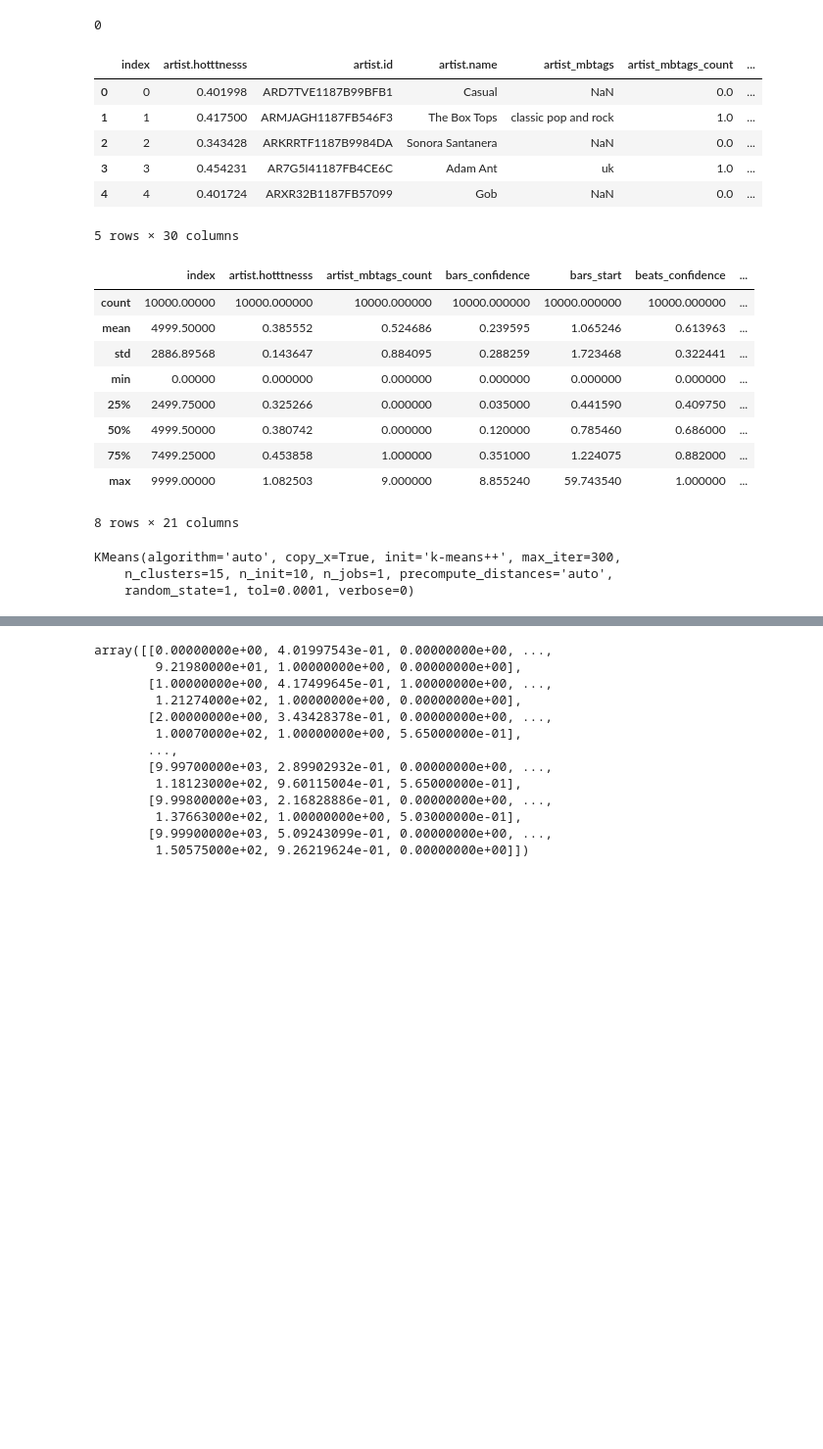
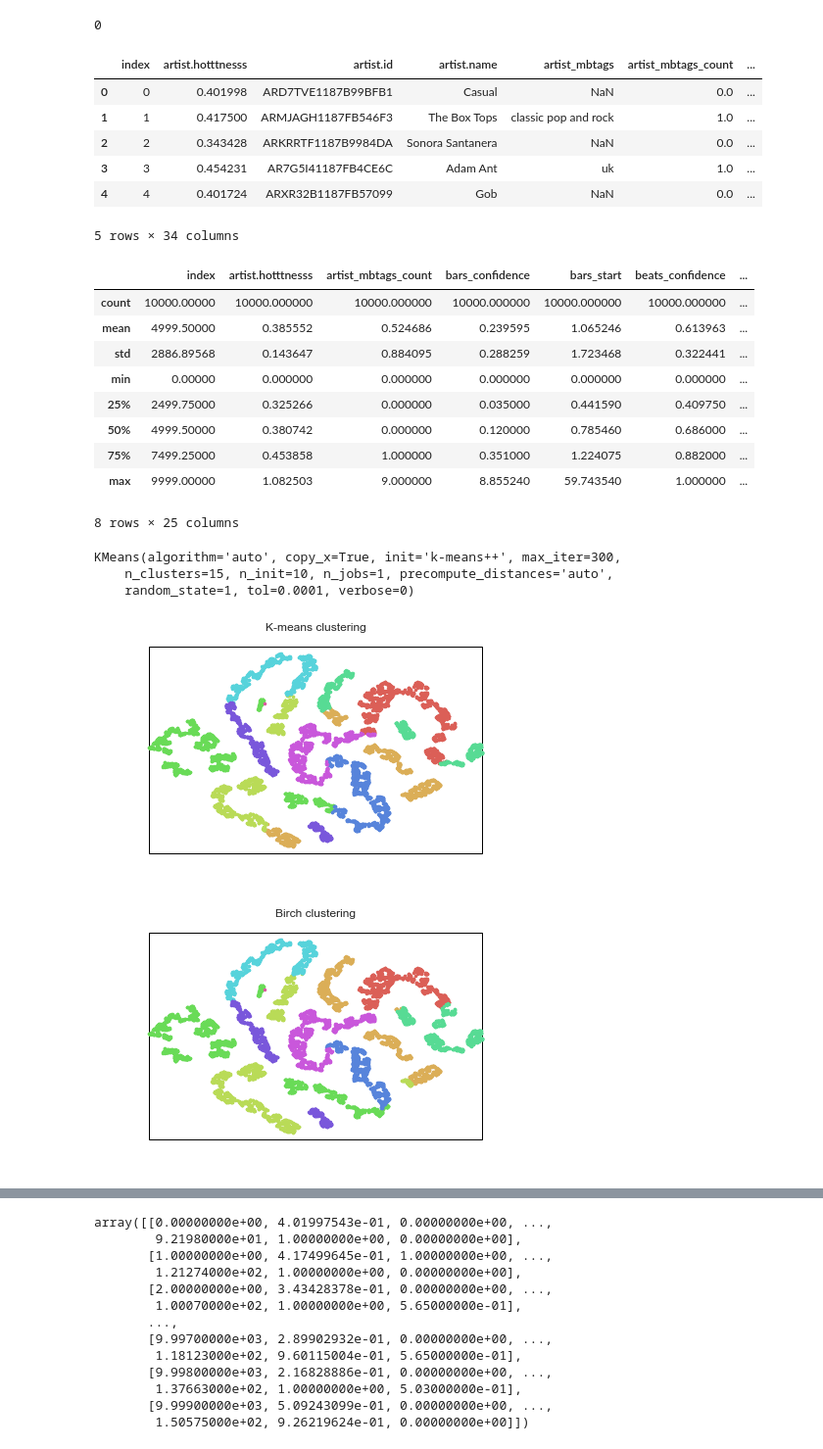
Before and after one commit to anqi-lu/MillionSongRecommender, a Jupyter notebook: content_based_rec.ipynb, the cells around one changed output, grey strips where cells are left out. Shown: that part at 98% size. Saved outputs shown, nothing was run; the diff lists cells and outputs as text; code cells hidden in the pictures; blank space fills up the shorter version.

Commit message:
graphs

```diff
--- a/content_based_rec.ipynb
+++ b/content_based_rec.ipynb
@@ -15,4 +17,4 @@ from sklearn.neighbors import NearestNeighbors
 # %%
-songs = pd.read_csv("data/dbsongs_all_b.csv")
+songs = pd.read_csv("music.csv")
 songs = songs.drop_duplicates()
 songs = songs.reset_index()
@@ -64,11 +64,11 @@ songs['mode'][0]
 # %% [output]
 0
 # %%
-songs = songs.drop(["mode"],axis=1)
+#songs = songs.drop(["mode"],axis=1)
 songs = songs.drop(["mode_confidence"],axis=1)
 songs = songs.drop(["time_signature"],axis=1)
 songs = songs.drop(["time_signature_confidence"],axis=1)
-songs = songs.drop(["key"],axis=1)
+#songs = songs.drop(["key"],axis=1)
 songs = songs.drop(["key_confidence"],axis=1)
 # songs = songs.drop(["energy"],axis=1)
 songs = songs.drop(["year"],axis=1)
@@ -80,7 +80,7 @@ songs.head()
 | 2 | 2 | 0.343428 | ARKRRTF1187B9984DA | Sonora Santanera | NaN | 0.0 | ... |
 | 3 | 3 | 0.454231 | AR7G5I41187FB4CE6C | Adam Ant | uk | 1.0 | ... |
 | 4 | 4 | 0.401724 | ARXR32B1187FB57099 | Gob | NaN | 0.0 | ... |
-5 rows × 30 columns
+5 rows × 34 columns
 # %%
 songs = songs.replace(to_replace=np.NaN,value=0.00)
 # %%
@@ -95,7 +95,7 @@ songs.describe()
 | 50% | 4999.50000 | 0.380742 | 0.000000 | 0.120000 | 0.785460 | 0.686000 | ... |
 | 75% | 7499.25000 | 0.453858 | 1.000000 | 0.351000 | 1.224075 | 0.882000 | ... |
 | max | 9999.00000 | 1.082503 | 9.000000 | 8.855240 | 59.743540 | 1.000000 | ... |
-8 rows × 21 columns
+8 rows × 25 columns
 # %%
 q = songs
 
@@ -110,3 +110,12 @@ kmeans_model
 KMeans(algorithm='auto', copy_x=True, init='k-means++', max_iter=300,
     n_clusters=15, n_init=10, n_jobs=1, precompute_distances='auto',
     random_state=1, tol=0.0001, verbose=0)
+# %%
+labels_10 = hyp.cluster(q, n_clusters = 10)
+labels_birch = hyp.cluster(q, cluster = 'Birch', n_clusters=10)
+
+geo  = hyp.plot(q, '.', reduce='TSNE', ndims=2, group=labels_10, title='K-means clustering')
+geo  = hyp.plot(q, '.', reduce='TSNE', ndims=2, group=labels_birch, title='Birch clustering')
+# %% [output]
+[figure, added]
+[figure, added]
```
Also changed, not shown: parts of 4 cells of this notebook, 6 other files.
